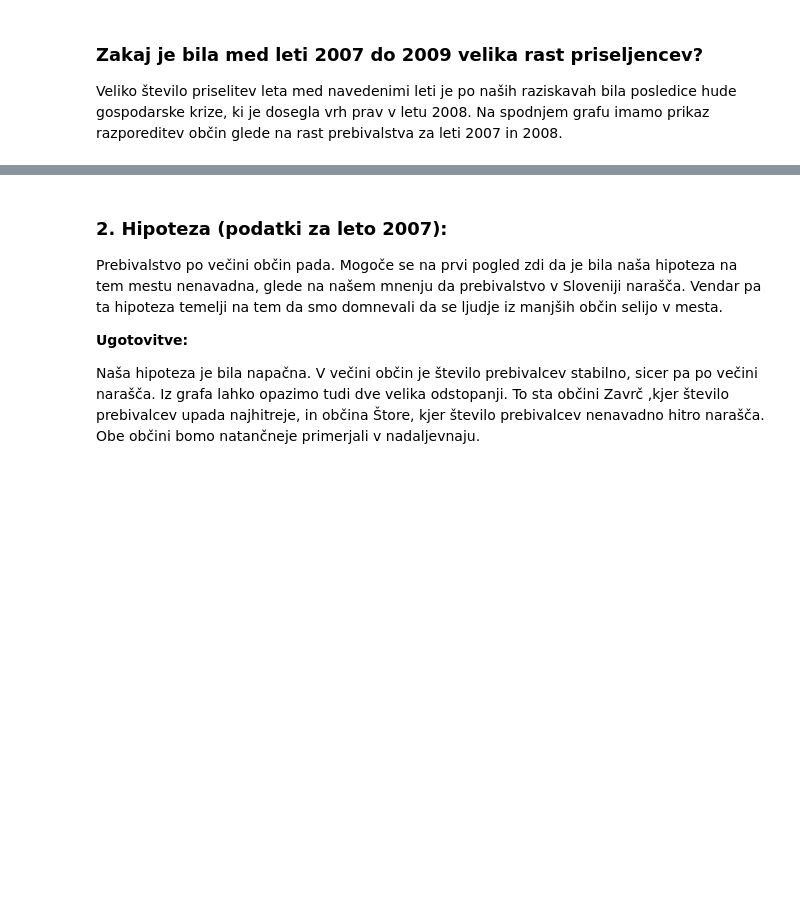
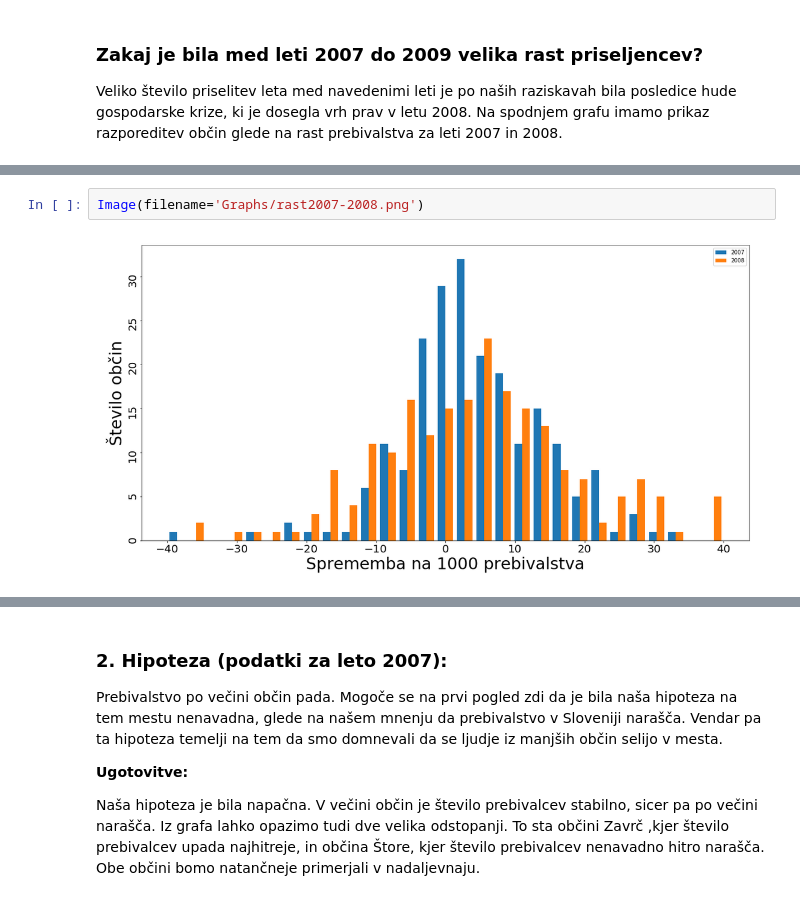
Before and after one commit to TilenMocnik/PR20TMJDLK, a Jupyter notebook: report.ipynb, the cells around one changed output, grey strips where cells are left out. Cells and saved outputs as stored; diff of their text form; blank space fills up the shorter version.

```diff
--- a/report.ipynb
+++ b/report.ipynb
@@ -29,0 +43,4 @@ Image(filename='Graphs/izobrazba.png')
+# %%
+Image(filename='Graphs/rast2007-2008.png')
+# %% [output]
+[figure, added]
```
Also changed, not shown: parts of 33 cells of this notebook.
